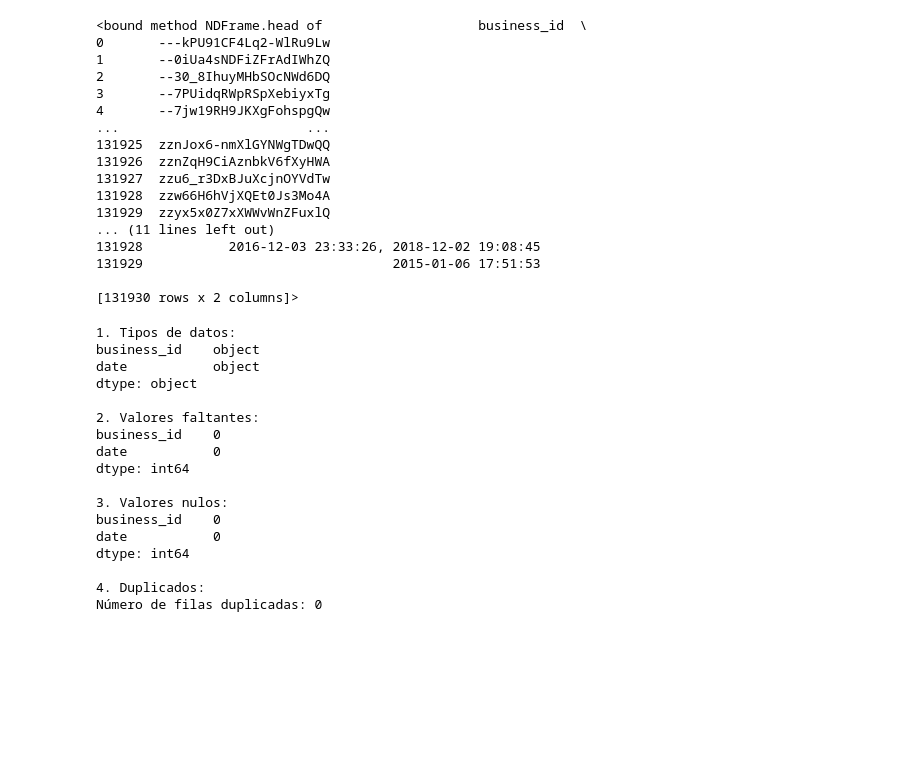
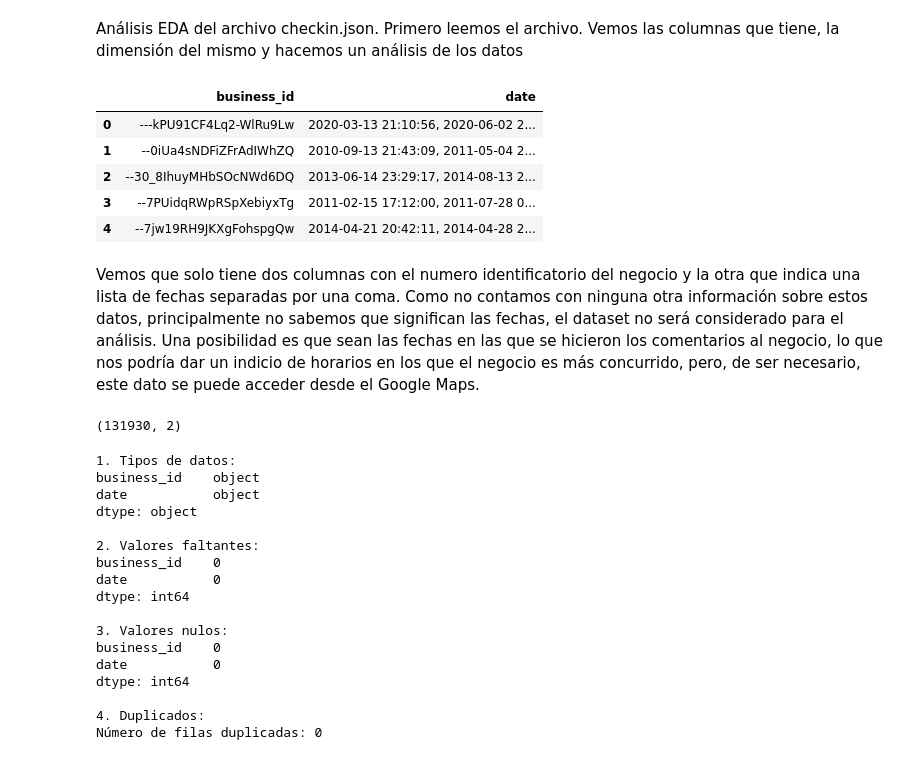
Before and after one commit to LauchaLogico/Proyecto_Final, a Jupyter notebook: EDA/EDA_json.ipynb, the cells around one changed output. Drawn from its saved outputs; the diff is of its cells as text; code cells hidden in the pictures; blank space fills up the shorter version.

```diff
--- a/EDA/EDA_json.ipynb
+++ b/EDA/EDA_json.ipynb
@@ -2,28 +2,26 @@
 import pandas as pd
 import matplotlib.pyplot as plt
 import seaborn as sns
+# %% [markdown]
+Análisis EDA del archivo checkin.json.
+Primero leemos el archivo. Vemos las columnas que tiene, la dimensión del mismo y hacemos un análisis de los datos
 # %%
 df = pd.read_json('checkin.json', lines=True)
 # %%
-df.head
+df.head()
 # %% [output]
-<bound method NDFrame.head of                    business_id  \
-0       ---kPU91CF4Lq2-WlRu9Lw
-1       --0iUa4sNDFiZFrAdIWhZQ
-2       --30_8IhuyMHbSOcNWd6DQ
-3       --7PUidqRWpRSpXebiyxTg
-4       --7jw19RH9JKXgFohspgQw
-...                        ...
-131925  zznJox6-nmXlGYNWgTDwQQ
-131926  zznZqH9CiAznbkV6fXyHWA
-131927  zzu6_r3DxBJuXcjnOYVdTw
-131928  zzw66H6hVjXQEt0Js3Mo4A
-131929  zzyx5x0Z7xXWWvWnZFuxlQ
-... (11 lines left out)
-131928           2016-12-03 23:33:26, 2018-12-02 19:08:45
-131929                                2015-01-06 17:51:53
-
-[131930 rows x 2 columns]>
+|  | business_id | date |
+| 0 | ---kPU91CF4Lq2-WlRu9Lw | 2020-03-13 21:10:56, 2020-06-02 2... |
+| 1 | --0iUa4sNDFiZFrAdIWhZQ | 2010-09-13 21:43:09, 2011-05-04 2... |
+| 2 | --30_8IhuyMHbSOcNWd6DQ | 2013-06-14 23:29:17, 2014-08-13 2... |
+| 3 | --7PUidqRWpRSpXebiyxTg | 2011-02-15 17:12:00, 2011-07-28 0... |
+| 4 | --7jw19RH9JKXgFohspgQw | 2014-04-21 20:42:11, 2014-04-28 2... |
+# %% [markdown]
+Vemos que solo tiene dos columnas con el numero identificatorio del negocio y la otra que indica una lista de fechas separadas por una coma. Como no contamos con ninguna otra información sobre estos datos, principalmente no sabemos que significan las fechas, el dataset no será considerado para el análisis. Una posibilidad es que sean las fechas en las que se hicieron los comentarios al negocio, lo que nos podría dar un indicio de horarios en los que el negocio es más concurrido, pero, de ser necesario, este dato se puede acceder desde el Google Maps.
+# %%
+df.shape
+# %% [output]
+(131930, 2)
 # %%
  # 1. Tipos de datos
 print("\n1. Tipos de datos:")
```
Also changed, not shown: parts of 12 cells of this notebook.
